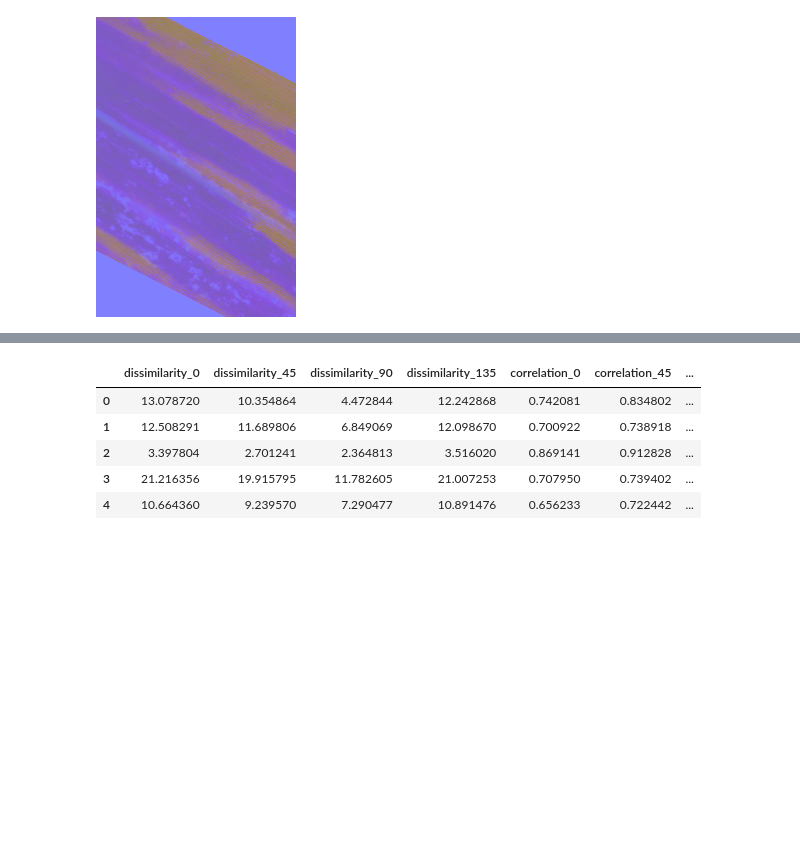
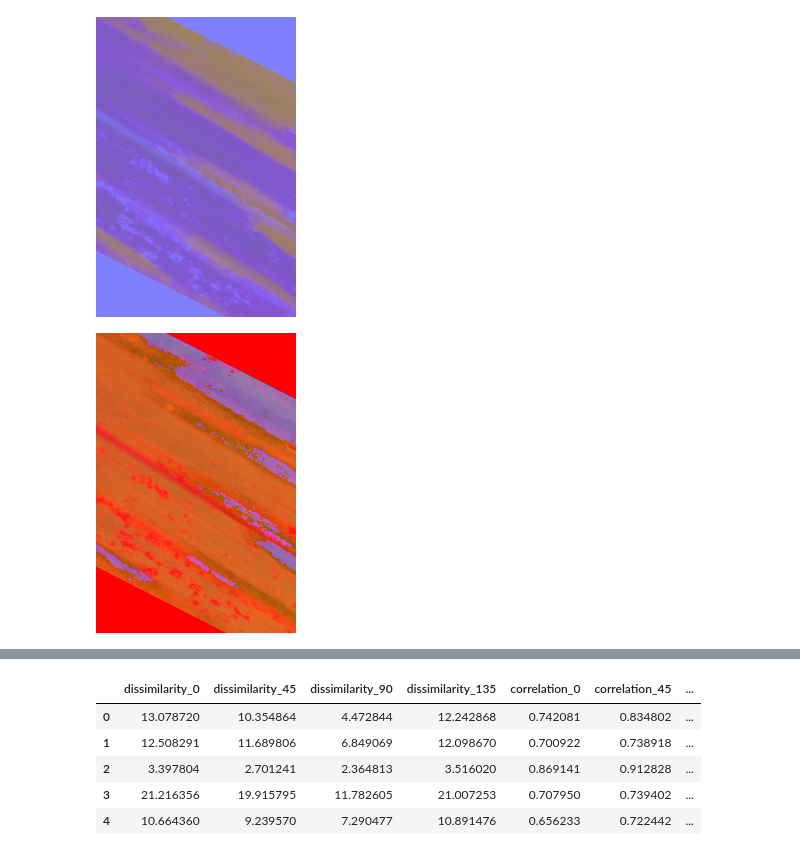
Before and after one commit to inyunita/image-processing, a Jupyter notebook: Color_Extraction_dan_GLCM_1000.ipynb, the cells around one changed output, grey strips where cells are left out. Saved outputs shown, nothing was run; the diff lists cells and outputs as text; code cells hidden in the pictures; blank space fills up the shorter version.

```diff
--- a/Color_Extraction_dan_GLCM_1000.ipynb
+++ b/Color_Extraction_dan_GLCM_1000.ipynb
@@ -50,3 +52,8 @@ hasil_ycbcr= np.uint8(cbcr)
 cv2_imshow(hasil_ycbcr)
 # %% [output]
 [figure]
+# %%
+hsv_img = cv2.cvtColor(image, cv2.COLOR_BGR2HSV)
+cv2_imshow(hsv_img)
+# %% [output]
+[figure, added]
```
Also changed, not shown: parts of 6 cells of this notebook.
